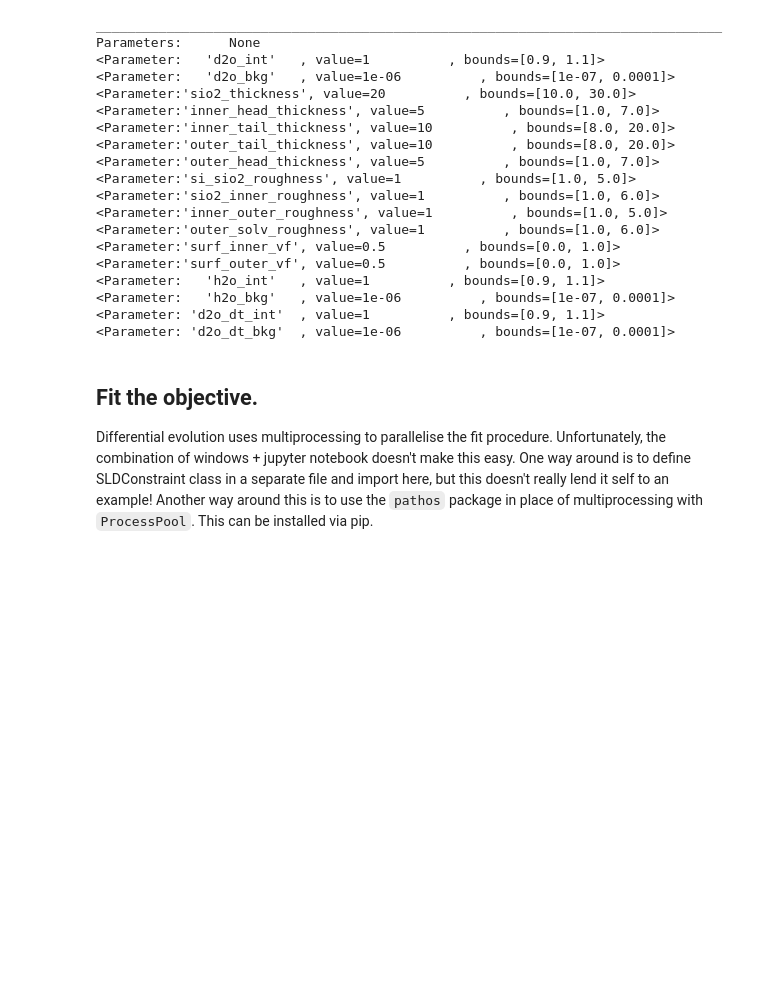
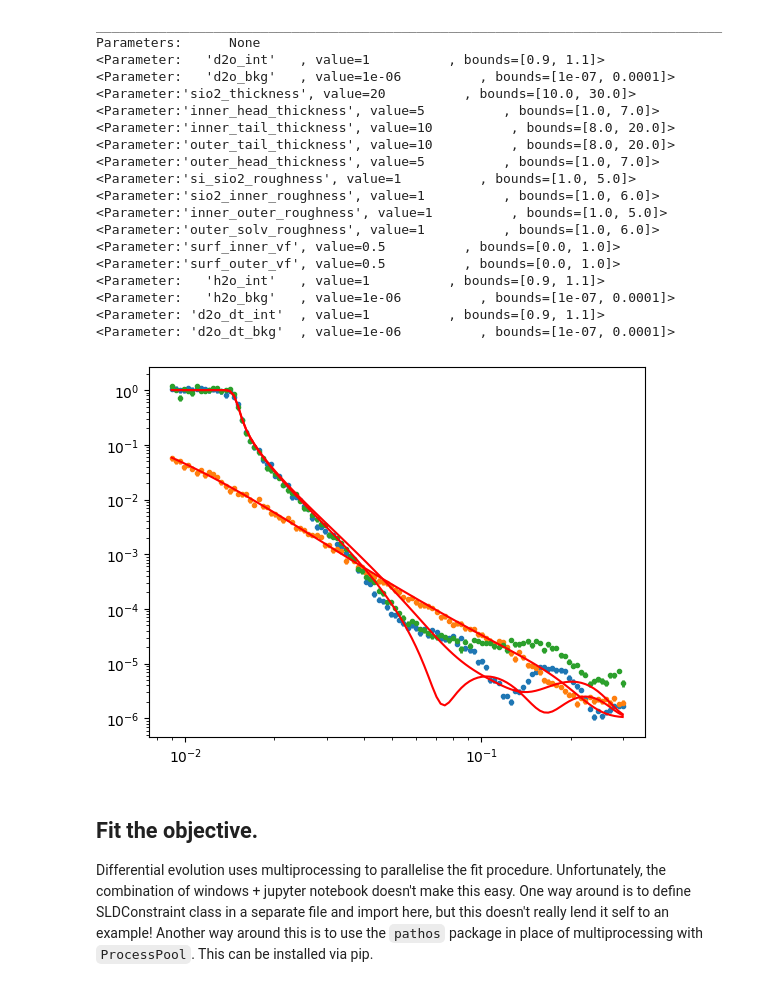
Before and after one commit to Armatron44/VFP, a Jupyter notebook: docs/sld_constraint_bilayer_example.ipynb, the cells around one changed output. Saved outputs shown, nothing was run; the diff lists cells and outputs as text; code cells hidden in the pictures; blank space fills up the shorter version.

```diff
--- a/docs/sld_constraint_bilayer_example.ipynb
+++ b/docs/sld_constraint_bilayer_example.ipynb
@@ -537,6 +536,13 @@ Parameters:      None
 <Parameter:   'h2o_bkg'   , value=1e-06          , bounds=[1e-07, 0.0001]>
 <Parameter: 'd2o_dt_int'  , value=1          , bounds=[0.9, 1.1]>
 <Parameter: 'd2o_dt_bkg'  , value=1e-06          , bounds=[1e-07, 0.0001]>
+# %%
+# Show the plot for the pre-fit state:
+fig,ax=global_objective.plot()
+plt.xscale('log')
+plt.yscale('log')
+# %% [output]
+[figure, added]
 # %% [markdown]
 ## Fit the objective.
 
```
Also changed, not shown: parts of 15 cells of this notebook.
